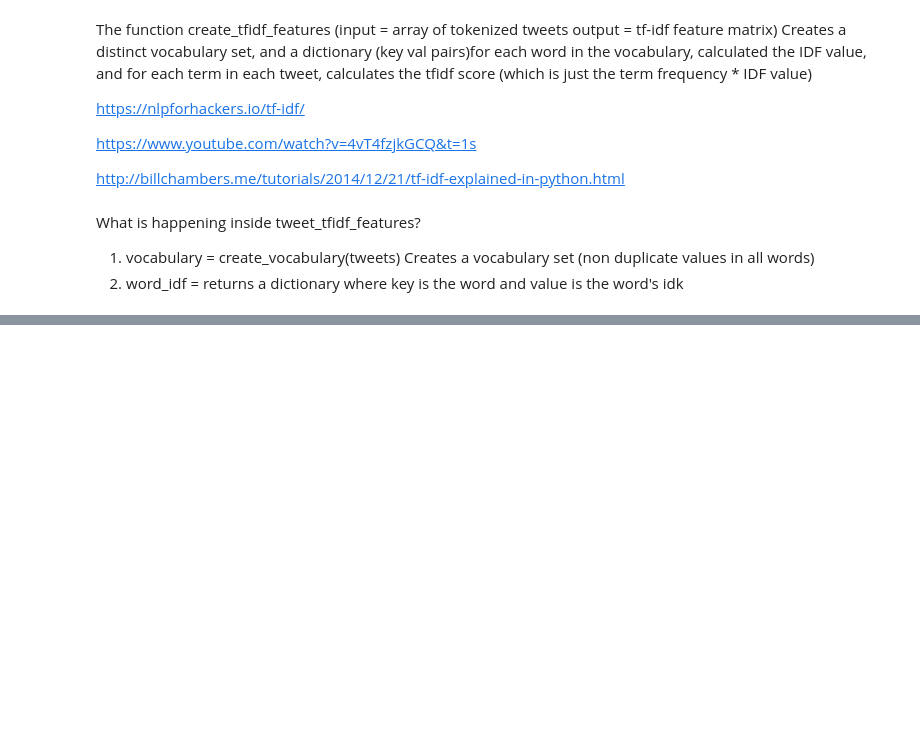
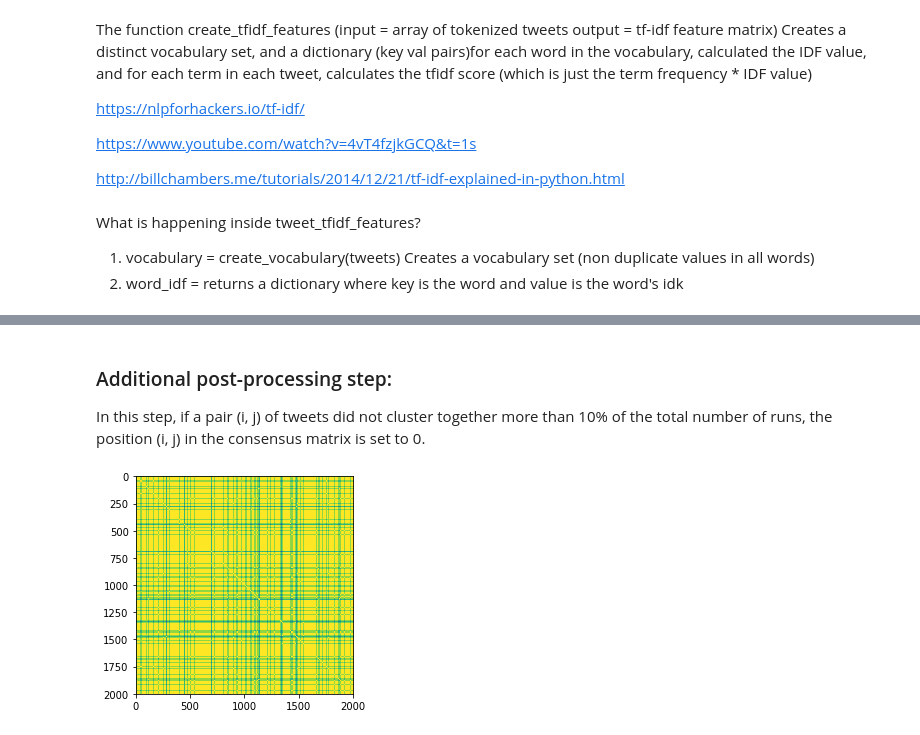
Before and after one commit to satyamkapoor/project_dataanalysis, a Jupyter notebook: Data Project.ipynb, the cells around one changed output, grey strips where cells are left out. Drawn from its saved outputs; the diff is of its cells as text; code cells hidden in the pictures; blank space fills up the shorter version.

```diff
--- a/Data Project.ipynb
+++ b/Data Project.ipynb
@@ -249,0 +247,14 @@ print(silhouette_score(feature_matrix, cluster_labels))
+# %% [markdown]
+<h3>Additional post-processing step:</h3>
+In this step, if a pair (i, j) of tweets did not cluster together more than 10% of the total number of runs, the position (i, j) in the consensus matrix is set to 0.
+# %%
+for i in range(len(consensus_matrix)):
+    for j in range(len(consensus_matrix)):
+        if consensus_matrix[i,j] <= 3:
+            consensus_matrix[i,j] = 0
+
+plt.imshow(consensus_matrix)
+plt.legend()
+plt.show()
+# %% [output]
+[figure, added]
```
Also changed, not shown: parts of 17 cells of this notebook.
